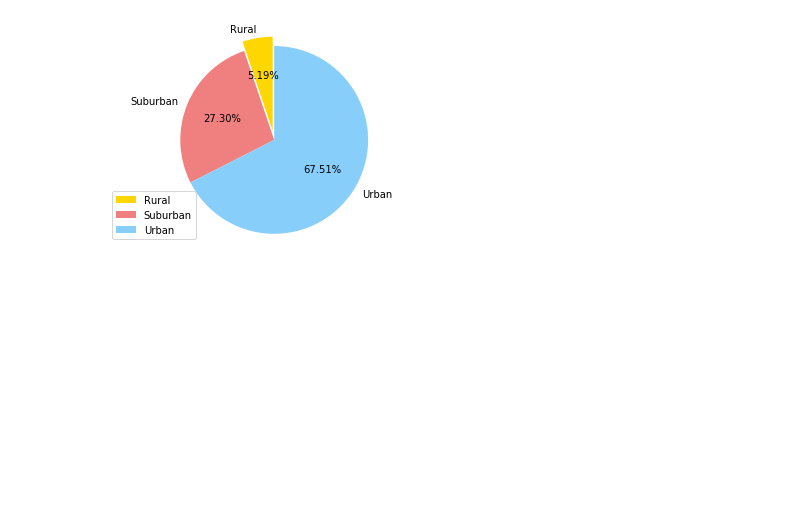
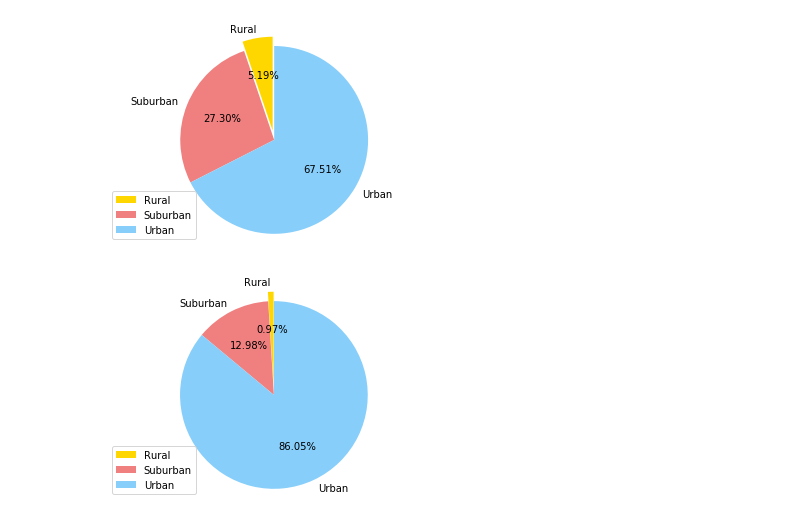
Before and after one commit to hmlanden/Pyber, a Jupyter notebook: Pyber.ipynb, the cells around one changed output. Cells and saved outputs as stored; diff of their text form; code cells hidden in the pictures; blank space fills up the shorter version.

Commit message:
create drivers by city type pie chart

```diff
--- a/Pyber.ipynb
+++ b/Pyber.ipynb
@@ -84,0 +83,23 @@ plt.show()
+# %%
+#---------------------------------------------
+# Step 5: Generate drivers by city type pie chart
+#---------------------------------------------
+# create dataframe
+driversByCity_df = pd.DataFrame(cityPlusRides_df.groupby(by='type')['driver_count'].sum())
+
+# create labels, wedge slices, colors, explode
+labels = ['Rural', 'Suburban', 'Urban']
+wedge_sizes = [driversByCity_df['driver_count']['Rural']/driversByCity_df['driver_count'].sum(),\
+               driversByCity_df['driver_count']['Suburban']/driversByCity_df['driver_count'].sum(),\
+               driversByCity_df['driver_count']['Urban']/driversByCity_df['driver_count'].sum()]
+colors = ['gold', 'lightcoral', 'lightskyblue']
+explode = (0.1, 0, 0)
+
+# create and display pie chart
+fig1, ax1 = plt.subplots()
+ax1.pie(wedge_sizes, labels=labels, autopct='%1.2f%%', startangle=90, colors=colors, explode=explode)
+ax1.axis('equal')
+plt.legend(loc='lower left')
+plt.show()
+# %% [output]
+[figure, added]
```
Also changed, not shown: parts of 2 cells of this notebook.
